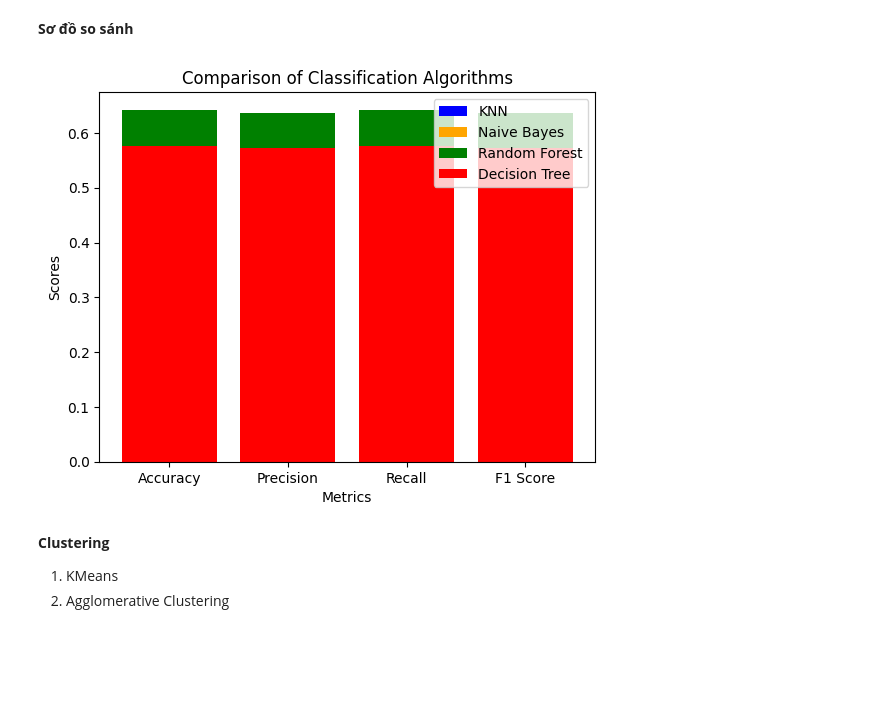
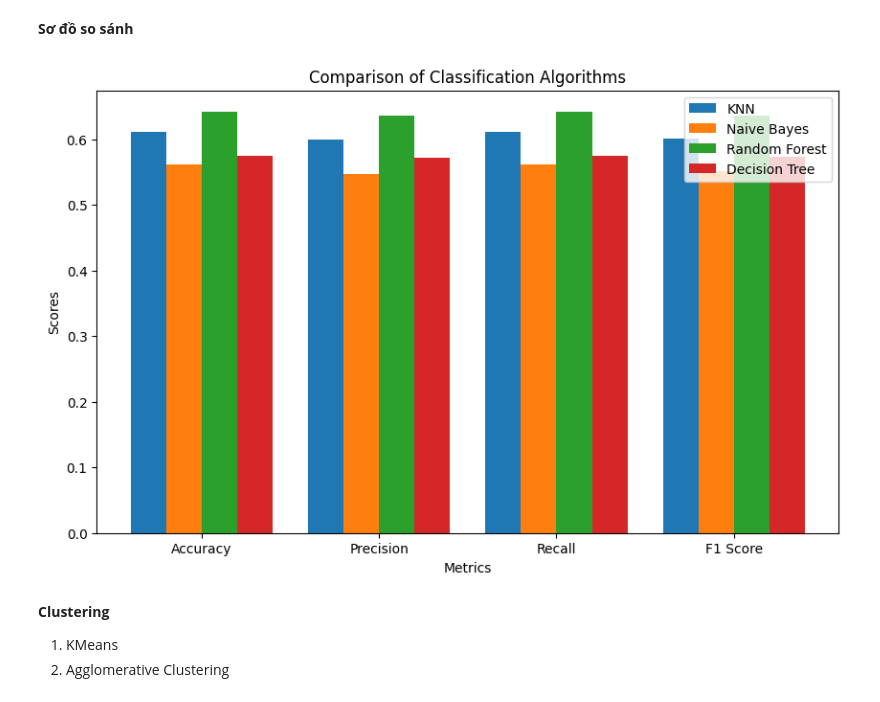
Before and after one commit to buiquanghuy20130276/Github-Accounts_ML2023, a Jupyter notebook: Project.ipynb, the cells around one changed output. Cells and saved outputs as stored; diff of their text form; code cells hidden in the pictures; blank space fills up the shorter version.

```diff
--- a/Project.ipynb
+++ b/Project.ipynb
@@ -1144,38 +1153,37 @@ print(table)
 # %% [markdown]
 **Sơ đồ so sánh**
 # %%
+import numpy as np
 import matplotlib.pyplot as plt
 
 # Tạo một danh sách các độ đo đánh giá
 metrics = ["Accuracy", "Precision", "Recall", "F1 Score"]
 
-# Tạo một danh sách các giá trị của các độ đo tương ứng
+# Tạo một danh sách các giá trị của các độ đo tương ứng cho các thuật toán
 knn_scores = [knn_accuracy, knn_precision, knn_recall, knn_f1_score]
 nb_scores = [nb_accuracy, nb_precision, nb_recall, nb_f1_score]
 rf_scores = [rf_accuracy, rf_precision, rf_recall, rf_f1_score]
 dt_scores = [dt_accuracy, dt_precision, dt_recall, dt_f1_score]
 
-# Vẽ sơ đồ cột
-# Thiết lập màu cho từng loại thuật toán
-colors = ['blue', 'orange', 'green', 'red']
-
-# Vẽ sơ đồ cột
-plt.bar(metrics, knn_scores, color=colors[0], label="KNN")
-plt.bar(metrics, nb_scores, color=colors[1], label="Naive Bayes")
-plt.bar(metrics, rf_scores, color=colors[2], label="Random Forest")
-plt.bar(metrics, dt_scores, color=colors[3], label="Decision Tree")
-
+# Vẽ sơ đồ cột cho các giá trị đánh giá của các thuật toán
+fig, ax = plt.subplots(figsize=(10, 6))
+ax.bar(np.arange(len(metrics)), knn_scores, width=0.2, label="KNN")
+ax.bar(np.arange(len(metrics))+0.2, nb_scores, width=0.2, label="Naive Bayes")
+ax.bar(np.arange(len(metrics))+0.4, rf_scores, width=0.2, label="Random Forest")
+ax.bar(np.arange(len(metrics))+0.6, dt_scores, width=0.2, label="Decision Tree")
 
 # Thêm các chú thích và tên trục
-plt.title("Comparison of Classification Algorithms")
-plt.xlabel("Metrics")
-plt.ylabel("Scores")
-plt.legend()
+ax.set_title("Comparison of Classification Algorithms")
+ax.set_xlabel("Metrics")
+ax.set_ylabel("Scores")
+ax.set_xticks(np.arange(len(metrics))+0.3)
+ax.set_xticklabels(metrics)
+ax.legend()
 
 # Hiển thị sơ đồ
 plt.show()
 # %% [output]
-[figure, old version]
+[figure, new version]
 # %% [markdown]
 **Clustering**
 1. KMeans
```
Also changed, not shown: parts of 6 cells of this notebook.
